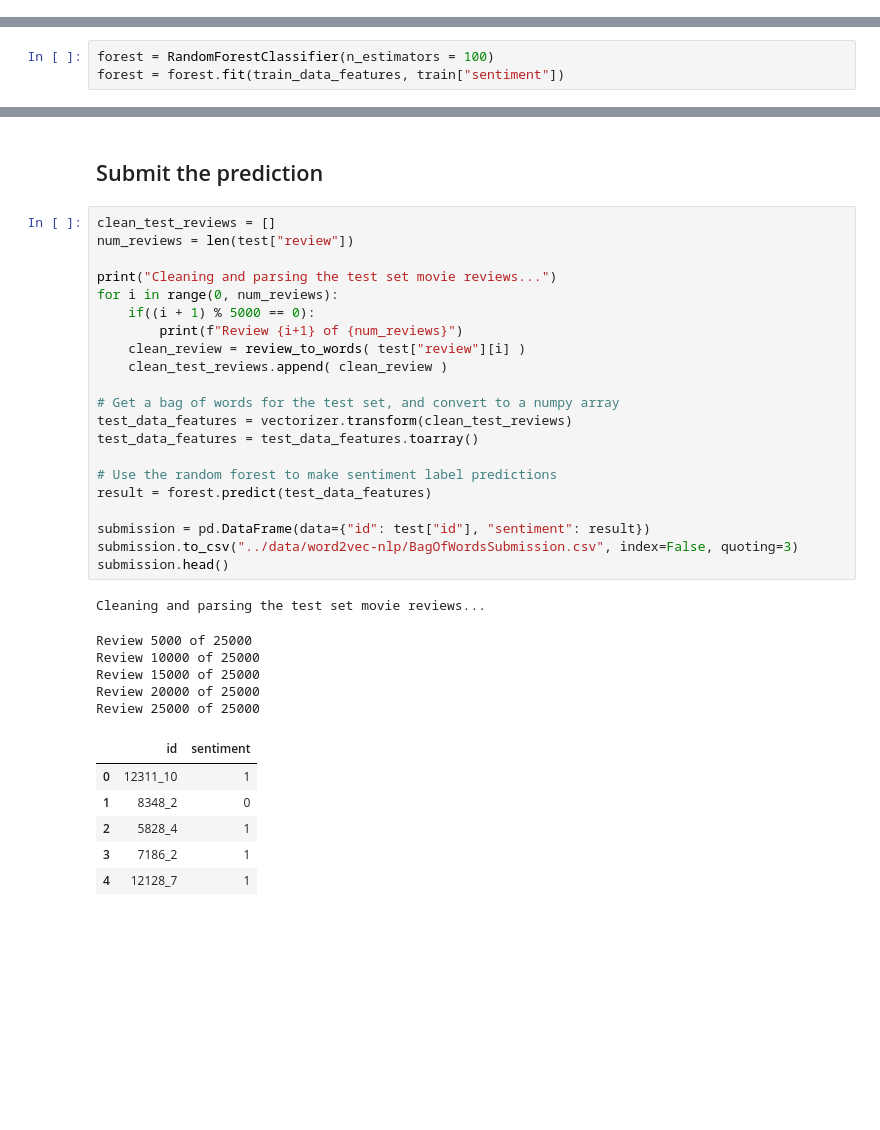
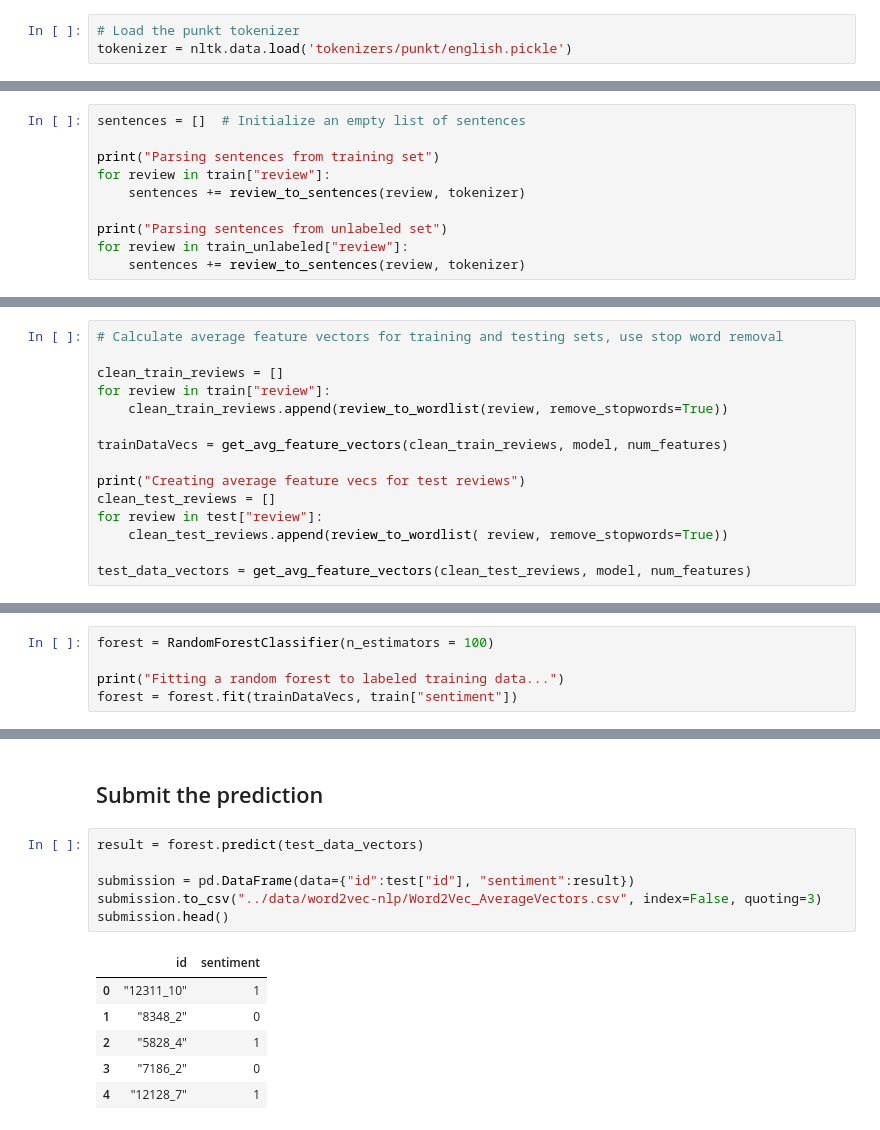
Before and after one commit to pandaslaw/ml_exercises, a Jupyter notebook: kaggle/word2vec-nlp.ipynb, the cells around one changed output, grey strips where cells are left out. Cells and saved outputs as stored; diff of their text form; blank space fills up the shorter version.

Commit message:
Update 'Bag of Words Meets Bags of Popcorn' solution with word2vec lib.

```diff
--- a/kaggle/word2vec-nlp.ipynb
+++ b/kaggle/word2vec-nlp.ipynb
@@ -106,0 +95,3 @@ print(vocab)
+# %%
+# Load the punkt tokenizer
+tokenizer = nltk.data.load('tokenizers/punkt/english.pickle')
@@ -106,0 +116,10 @@ print(vocab)
+# %%
+sentences = []  # Initialize an empty list of sentences
+
+print("Parsing sentences from training set")
+for review in train["review"]:
+    sentences += review_to_sentences(review, tokenizer)
+
+print("Parsing sentences from unlabeled set")
+for review in train_unlabeled["review"]:
+    sentences += review_to_sentences(review, tokenizer)
@@ -106,0 +221,15 @@ print(vocab)
+# %%
+# Calculate average feature vectors for training and testing sets, use stop word removal
+
+clean_train_reviews = []
+for review in train["review"]:
+    clean_train_reviews.append(review_to_wordlist(review, remove_stopwords=True))
+
+trainDataVecs = get_avg_feature_vectors(clean_train_reviews, model, num_features)
+
+print("Creating average feature vecs for test reviews")
+clean_test_reviews = []
+for review in test["review"]:
+    clean_test_reviews.append(review_to_wordlist( review, remove_stopwords=True))
+
+test_data_vectors = get_avg_feature_vectors(clean_test_reviews, model, num_features)
@@ -110,4 +251,6 @@ print(vocab)
 Let's use Random Forest classifier with 100 trees:
 # %%
 forest = RandomForestClassifier(n_estimators = 100)
-forest = forest.fit(train_data_features, train["sentiment"])
+
+print("Fitting a random forest to labeled training data...")
+forest = forest.fit(trainDataVecs, train["sentiment"])
@@ -114,36 +259,15 @@ forest = forest.fit(train_data_features, train["sentiment"])
 # %% [markdown]
 ## Submit the prediction
-# %%
-clean_test_reviews = []
-num_reviews = len(test["review"])
-
-print("Cleaning and parsing the test set movie reviews...")
-for i in range(0, num_reviews):
-    if((i + 1) % 5000 == 0):
-        print(f"Review {i+1} of {num_reviews}")
-    clean_review = review_to_words( test["review"][i] )
-    clean_test_reviews.append( clean_review )
-
-# Get a bag of words for the test set, and convert to a numpy array
-test_data_features = vectorizer.transform(clean_test_reviews)
-test_data_features = test_data_features.toarray()
-
-# Use the random forest to make sentiment label predictions
-result = forest.predict(test_data_features)
-
-submission = pd.DataFrame(data={"id": test["id"], "sentiment": result})
-submission.to_csv("../data/word2vec-nlp/BagOfWordsSubmission.csv", index=False, quoting=3)
-submission.head()
-# %% [output]
-Cleaning and parsing the test set movie reviews...
-Review 5000 of 25000
-Review 10000 of 25000
-Review 15000 of 25000
-Review 20000 of 25000
-Review 25000 of 25000
-|  | id | sentiment |
-| 0 | 12311_10 | 1 |
-| 1 | 8348_2 | 0 |
-| 2 | 5828_4 | 1 |
-| 3 | 7186_2 | 1 |
-| 4 | 12128_7 | 1 |
+# %%
+result = forest.predict(test_data_vectors)
+
+submission = pd.DataFrame(data={"id":test["id"], "sentiment":result})
+submission.to_csv("../data/word2vec-nlp/Word2Vec_AverageVectors.csv", index=False, quoting=3)
+submission.head()
+# %% [output]
+|  | id | sentiment |
+| 0 | "12311_10" | 1 |
+| 1 | "8348_2" | 0 |
+| 2 | "5828_4" | 1 |
+| 3 | "7186_2" | 0 |
+| 4 | "12128_7" | 1 |
```
Also changed, not shown: parts of 24 cells of this notebook.
